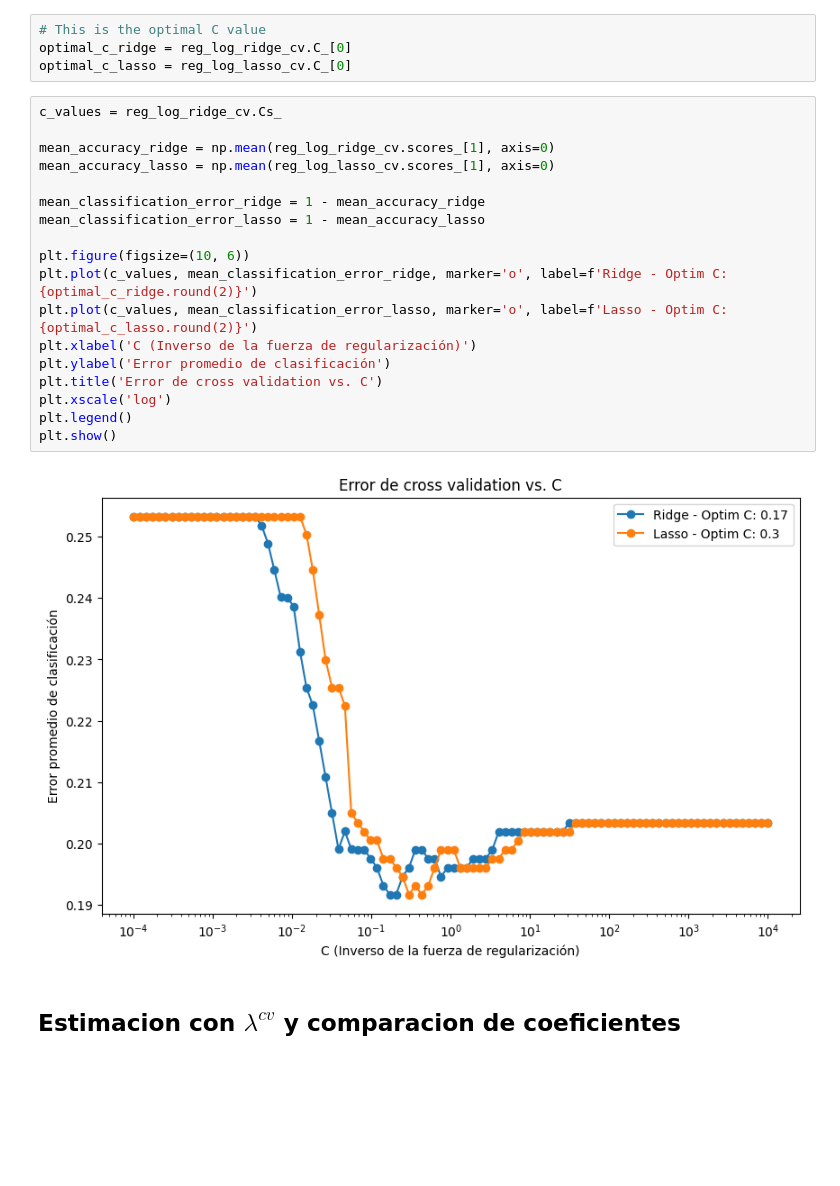
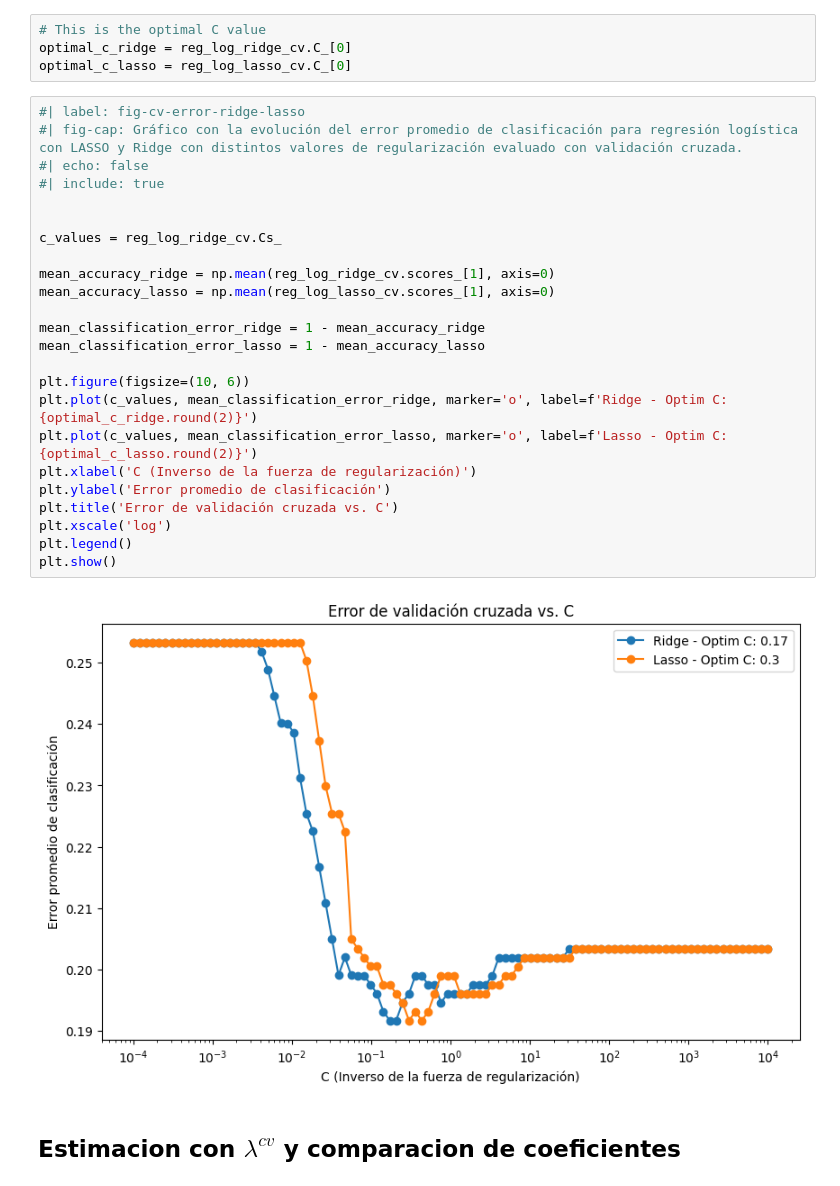
Before and after one commit to mcargnel/Big-Data-UBA-Grupo-09, a Jupyter notebook: TP4/tp4_grupo_09.ipynb, the cells around one changed output. Cells and saved outputs as stored; diff of their text form; blank space fills up the shorter version.

```diff
--- a/TP4/tp4_grupo_09 copy.ipynb
+++ b/TP4/tp4_grupo_09.ipynb
@@ -128,24 +136,30 @@ LogisticRegressionCV(Cs=array([    0.0001    ,     0.00012045,     0.00014508,
 optimal_c_ridge = reg_log_ridge_cv.C_[0]
 optimal_c_lasso = reg_log_lasso_cv.C_[0]
 # %%
+#| label: fig-cv-error-ridge-lasso
+#| fig-cap: Gráfico con la evolución del error promedio de clasificación para regresión logística con LASSO y Ridge con distintos valores de regularización evaluado con validación cruzada.
+#| echo: false
+#| include: true
+
+
 c_values = reg_log_ridge_cv.Cs_
 
 mean_accuracy_ridge = np.mean(reg_log_ridge_cv.scores_[1], axis=0)
 mean_accuracy_lasso = np.mean(reg_log_lasso_cv.scores_[1], axis=0)
 
 mean_classification_error_ridge = 1 - mean_accuracy_ridge
 mean_classification_error_lasso = 1 - mean_accuracy_lasso
 
 plt.figure(figsize=(10, 6))
 plt.plot(c_values, mean_classification_error_ridge, marker='o', label=f'Ridge - Optim C: {optimal_c_ridge.round(2)}')
 plt.plot(c_values, mean_classification_error_lasso, marker='o', label=f'Lasso - Optim C: {optimal_c_lasso.round(2)}')
 plt.xlabel('C (Inverso de la fuerza de regularización)')
 plt.ylabel('Error promedio de clasificación')
-plt.title('Error de cross validation vs. C')
+plt.title('Error de validación cruzada vs. C')
 plt.xscale('log')
 plt.legend()
 plt.show()
 # %% [output]
-[figure, old version]
+[figure, new version]
 # %% [markdown]
 ## Estimacion con $\lambda^{cv}$ y comparacion de coeficientes
```
Also changed, not shown: parts of 16 cells of this notebook, 1 other file.
